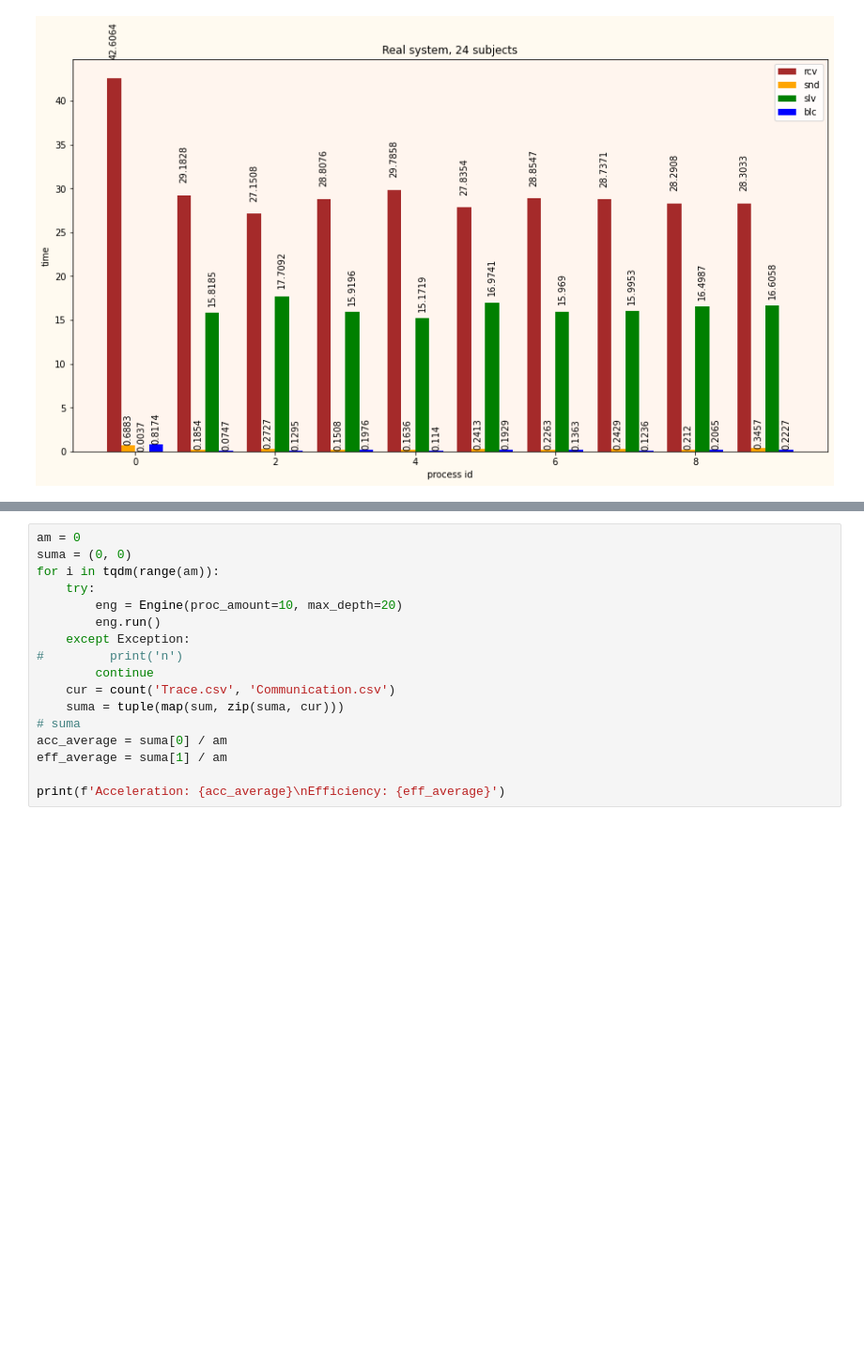
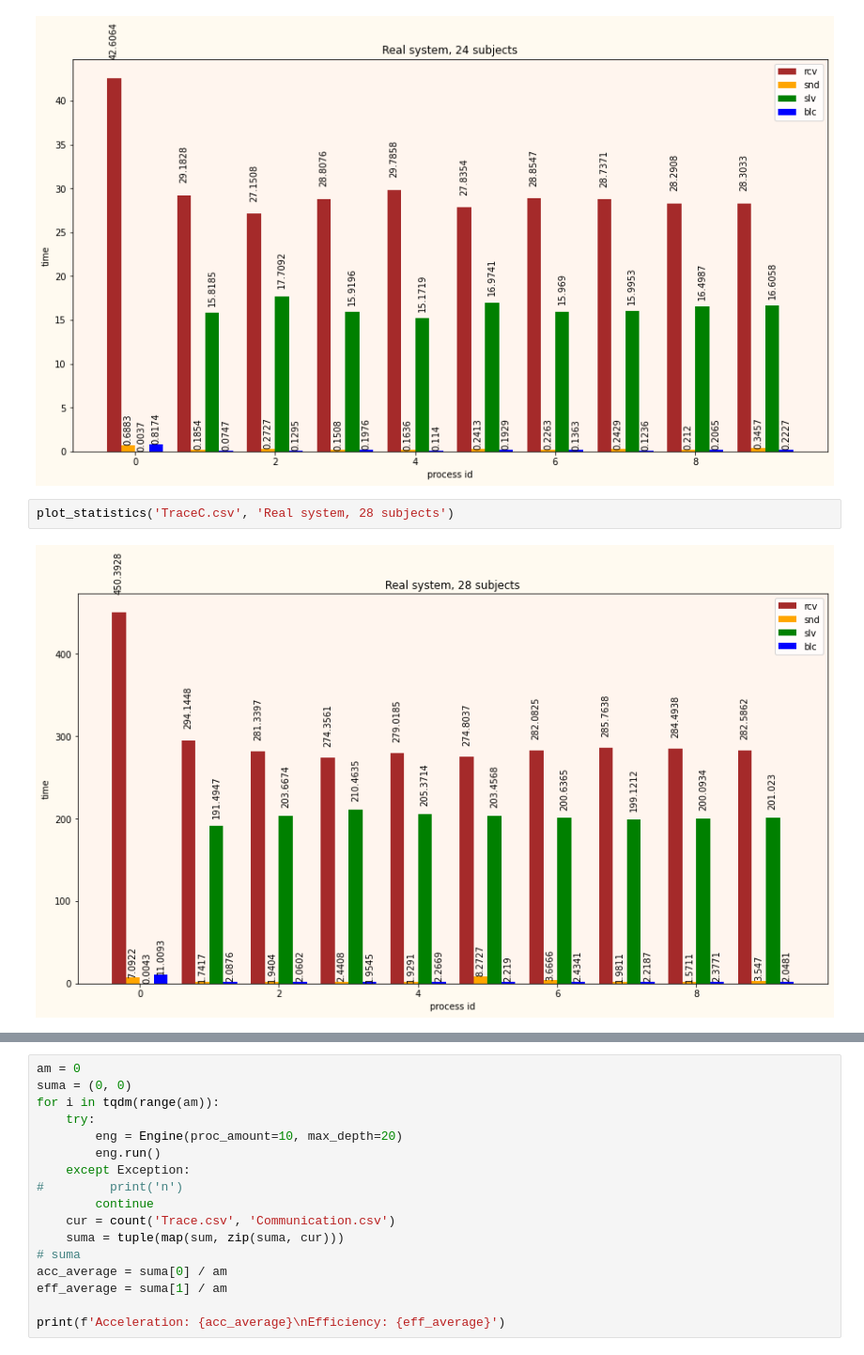
Before and after one commit to amonin7/knapsack_solution, a Jupyter notebook: Visualization.ipynb, the cells around one changed output, grey strips where cells are left out. Shown: that part at 94% size. Drawn from its saved outputs; the diff is of its cells as text; blank space fills up the shorter version.

```diff
--- a/Visualization.ipynb
+++ b/Visualization.ipynb
@@ -237,3 +237,7 @@ plot_statistics('TraceC.csv', 'Real system, 20 subjects')
 plot_statistics('TraceC.csv', 'Real system, 24 subjects')
 # %% [output]
 [figure]
+# %%
+plot_statistics('TraceC.csv', 'Real system, 28 subjects')
+# %% [output]
+[figure, added]
```
Also changed, not shown: parts of 1 cell of this notebook, 3 other files.
